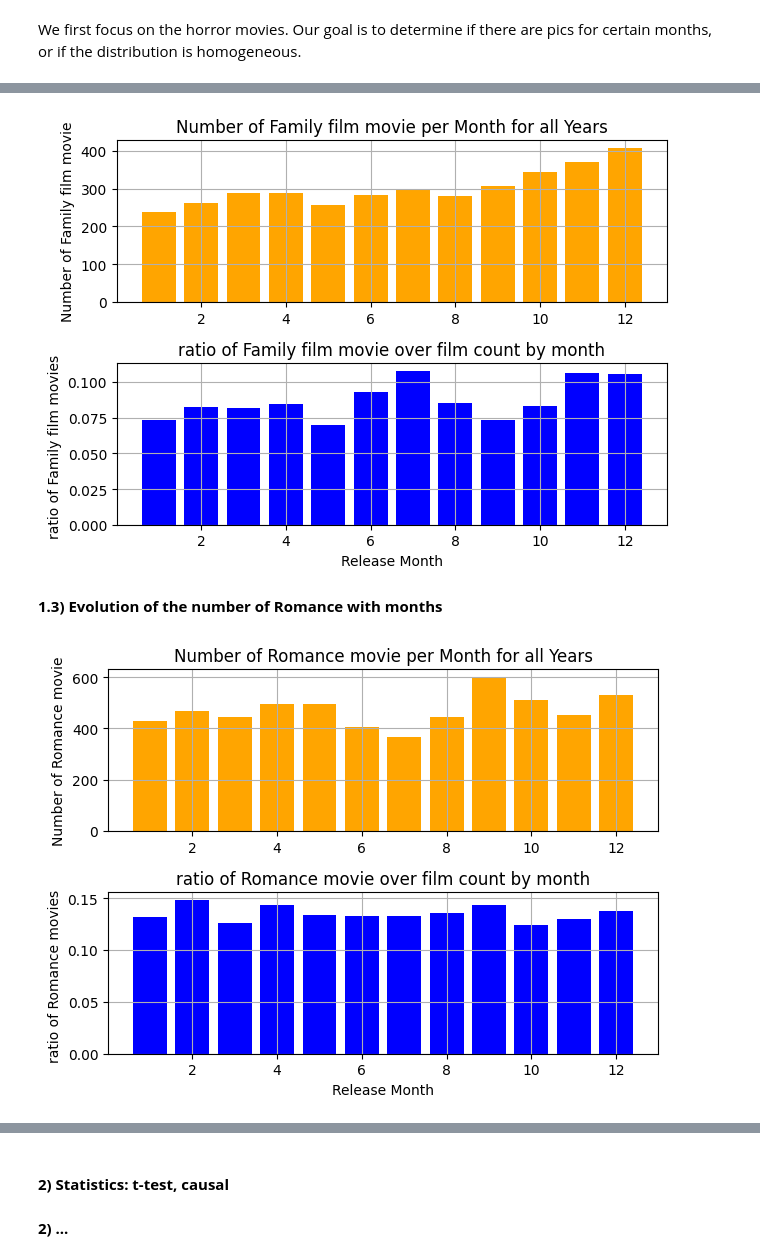
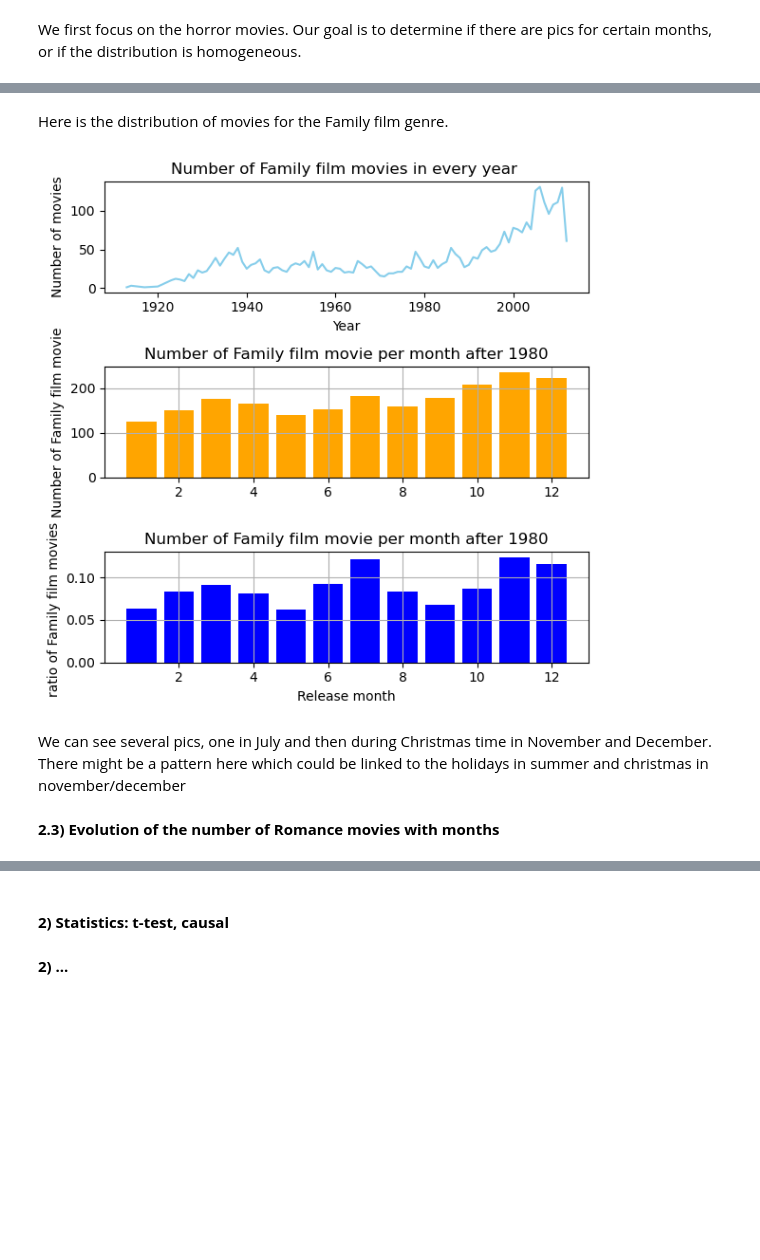
Before and after one commit to epfl-ada/ada-2023-project-dat4k, a Jupyter notebook: P2_final.ipynb, the cells around one changed output, grey strips where cells are left out. Drawn from its saved outputs; the diff is of its cells as text; code cells hidden in the pictures; blank space fills up the shorter version.

```diff
--- a/P2_final.ipynb
+++ b/P2_final.ipynb
@@ -380,10 +425,10 @@ This tends to show that the horror movies are more released in october.
-# %%
-genre_distribution_over_month(df_clean_genre, 'Family film', film_counts_month)
-# %% [output]
-[figure, removed]
+# %% [markdown]
+Here is the distribution of movies for the Family film genre.
+# %%
+visu_P2(df_vis, 1980, 'Family film')
+# %% [output]
+[figure, added]
+# %% [markdown]
+We can see several pics, one in July and then during Christmas time in November and December. There might be a pattern here which could be linked to the holidays in summer and christmas in november/december
 # %% [markdown]
-**1.3) Evolution of the number of Romance with months**
+**2.3) Evolution of the number of Romance movies with months**
-# %%
-genre_distribution_over_month(df_clean_genre, 'Romance', film_counts_month)
-# %% [output]
-[figure, removed]
```
Also changed, not shown: parts of 21 cells of this notebook, 1 other file.
